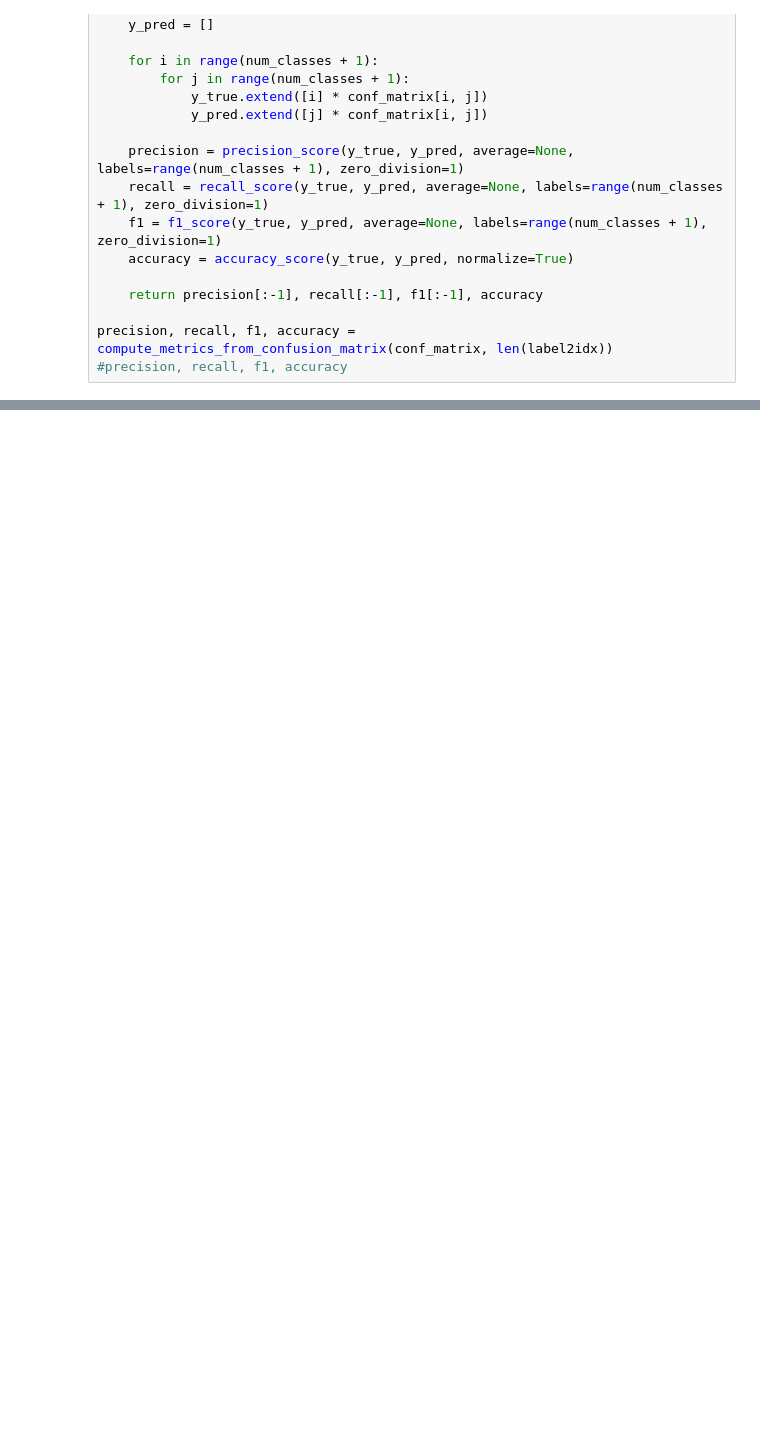
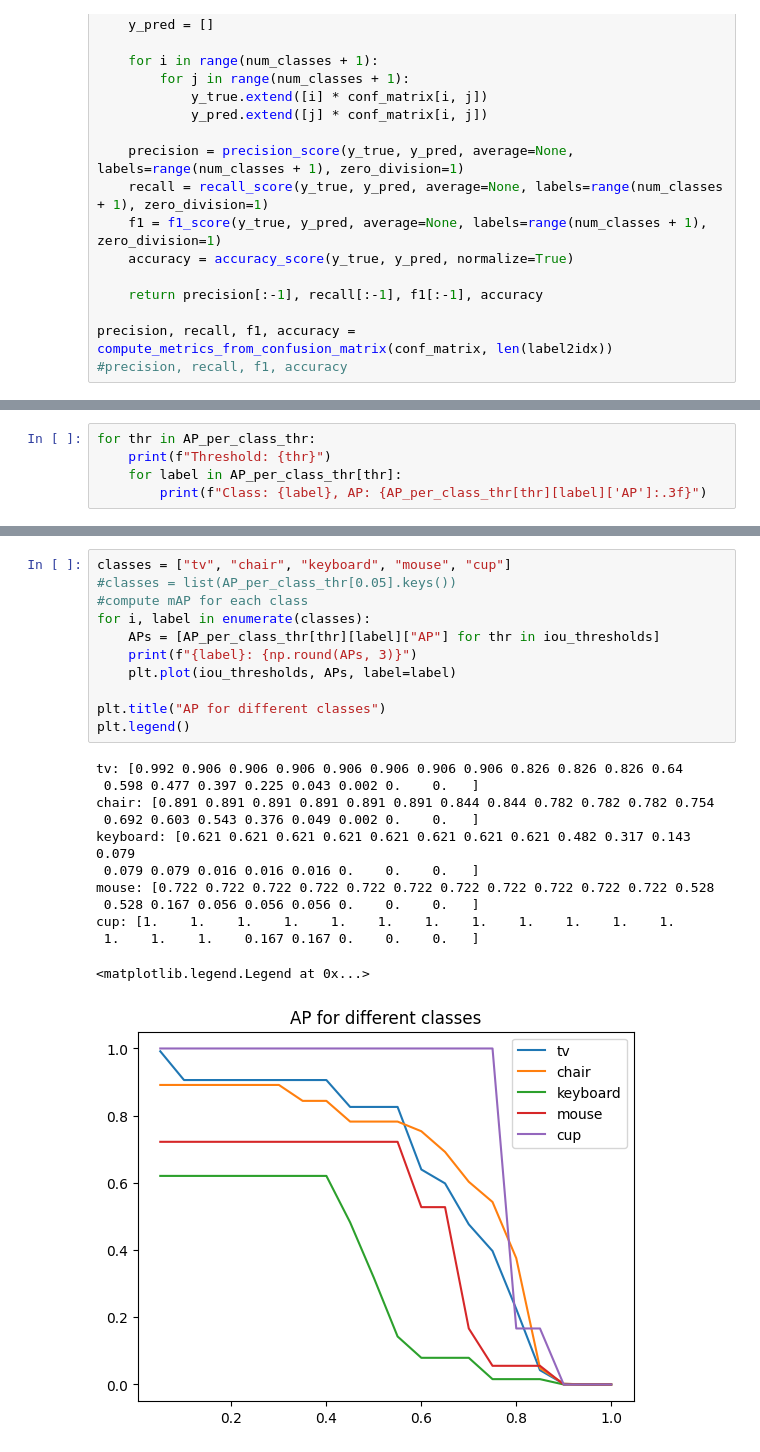
Before and after one commit to agoniko/s_map, a Jupyter notebook: notebooks/evaluation.ipynb, the cells around one changed output, grey strips where cells are left out. Cells and saved outputs as stored; diff of their text form; blank space fills up the shorter version.

```diff
--- a/notebooks/evaluation.ipynb
+++ b/notebooks/evaluation.ipynb
@@ -586,0 +1738,5 @@ for thr in iou_thresholds:
+# %%
+for thr in AP_per_class_thr:
+    print(f"Threshold: {thr}")
+    for label in AP_per_class_thr[thr]:
+        print(f"Class: {label}, AP: {AP_per_class_thr[thr][label]['AP']:.3f}")
@@ -610,0 +1855,24 @@ MaP@1.00: 0.312
+# %%
+classes = ["tv", "chair", "keyboard", "mouse", "cup"]
+#classes = list(AP_per_class_thr[0.05].keys())
+#compute mAP for each class
+for i, label in enumerate(classes):
+    APs = [AP_per_class_thr[thr][label]["AP"] for thr in iou_thresholds]
+    print(f"{label}: {np.round(APs, 3)}")
+    plt.plot(iou_thresholds, APs, label=label)
+
+plt.title("AP for different classes")
+plt.legend()
+# %% [output]
+tv: [0.992 0.906 0.906 0.906 0.906 0.906 0.906 0.906 0.826 0.826 0.826 0.64
+ 0.598 0.477 0.397 0.225 0.043 0.002 0.    0.   ]
+chair: [0.891 0.891 0.891 0.891 0.891 0.891 0.844 0.844 0.782 0.782 0.782 0.754
+ 0.692 0.603 0.543 0.376 0.049 0.002 0.    0.   ]
+keyboard: [0.621 0.621 0.621 0.621 0.621 0.621 0.621 0.621 0.482 0.317 0.143 0.079
+ 0.079 0.079 0.016 0.016 0.016 0.    0.    0.   ]
+mouse: [0.722 0.722 0.722 0.722 0.722 0.722 0.722 0.722 0.722 0.722 0.722 0.528
+ 0.528 0.167 0.056 0.056 0.056 0.    0.    0.   ]
+cup: [1.    1.    1.    1.    1.    1.    1.    1.    1.    1.    1.    1.
+ 1.    1.    1.    0.167 0.167 0.    0.    0.   ]
+<matplotlib.legend.Legend at 0x...>
+[figure, added]
```
Also changed, not shown: parts of 83 cells of this notebook, 37 other files.
